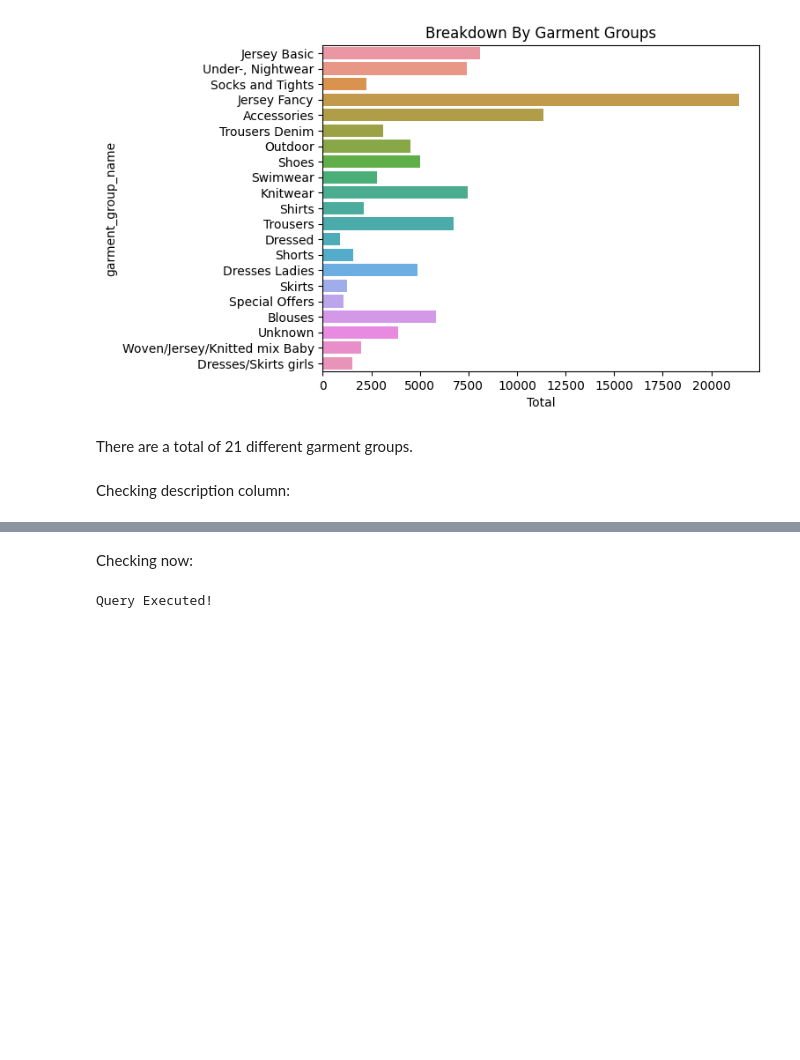
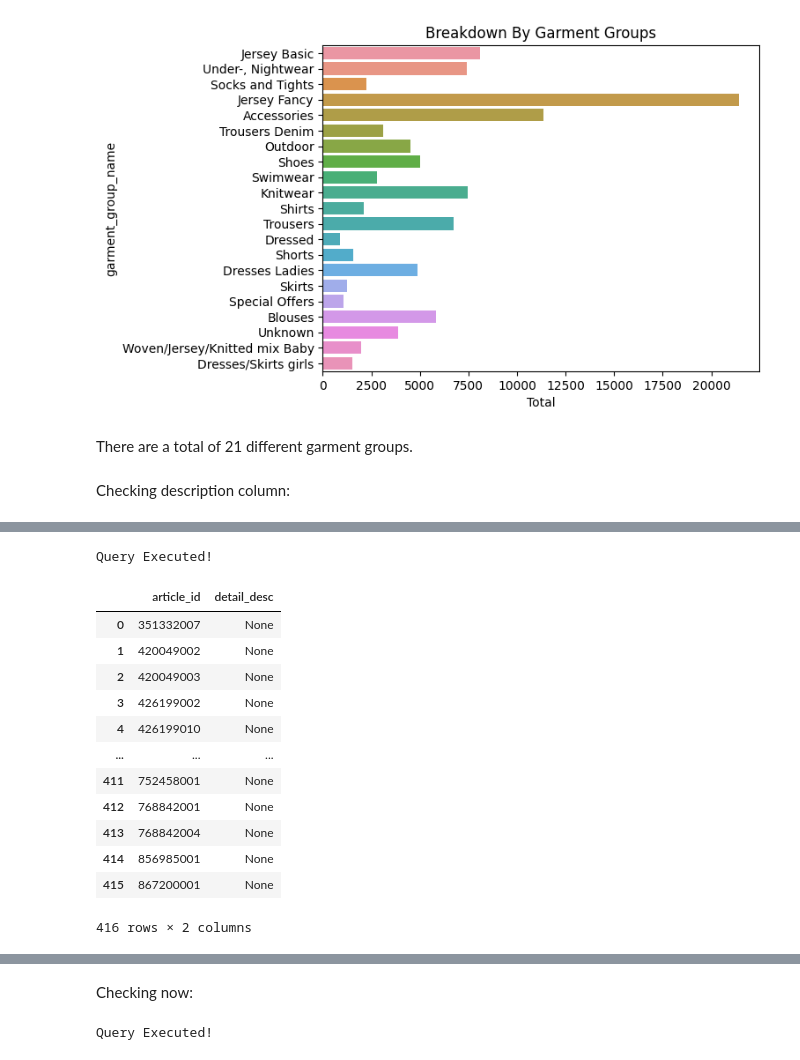
Before and after one commit to ALvee-611/RECBuildPlan, a Jupyter notebook: 2. Notebooks/articles_EDA.ipynb, the cells around one changed output, grey strips where cells are left out. Drawn from its saved outputs; the diff is of its cells as text; code cells hidden in the pictures; blank space fills up the shorter version.

```diff
--- a/2. Notebooks/articles_EDA.ipynb
+++ b/2. Notebooks/articles_EDA.ipynb
@@ -339,0 +392,32 @@ Query Executed!
+# %%
+p="""
+SELECT article_id, detail_desc
+FROM articles
+WHERE
+    article_id IN (SELECT
+        article_id
+    FROM
+        articles
+
+    WHERE
+        detail_desc IS NULL)
+"""
+
+missing_desc_df = read_query(p)
+
+missing_desc_df
+# %% [output]
+Query Executed!
+|  | article_id | detail_desc |
+| 0 | 351332007 | None |
+| 1 | 420049002 | None |
+| 2 | 420049003 | None |
+| 3 | 426199002 | None |
+| 4 | 426199010 | None |
+| ... | ... | ... |
+| 411 | 752458001 | None |
+| 412 | 768842001 | None |
+| 413 | 768842004 | None |
+| 414 | 856985001 | None |
+| 415 | 867200001 | None |
+416 rows × 2 columns
```
Also changed, not shown: parts of 17 cells of this notebook, 9 other files.
